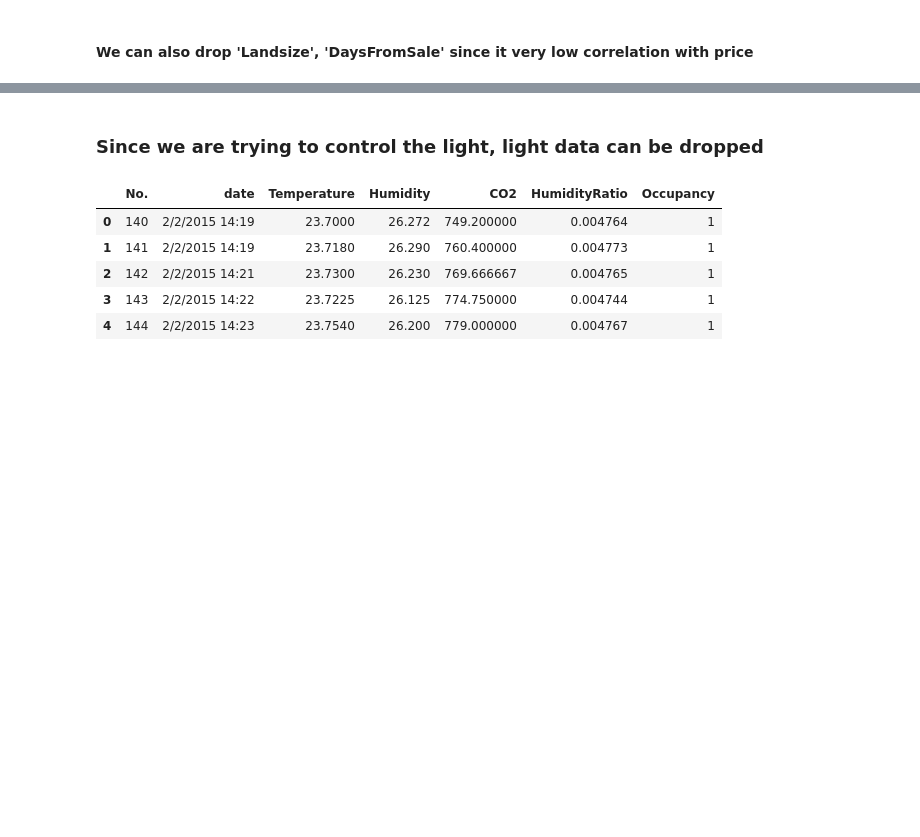
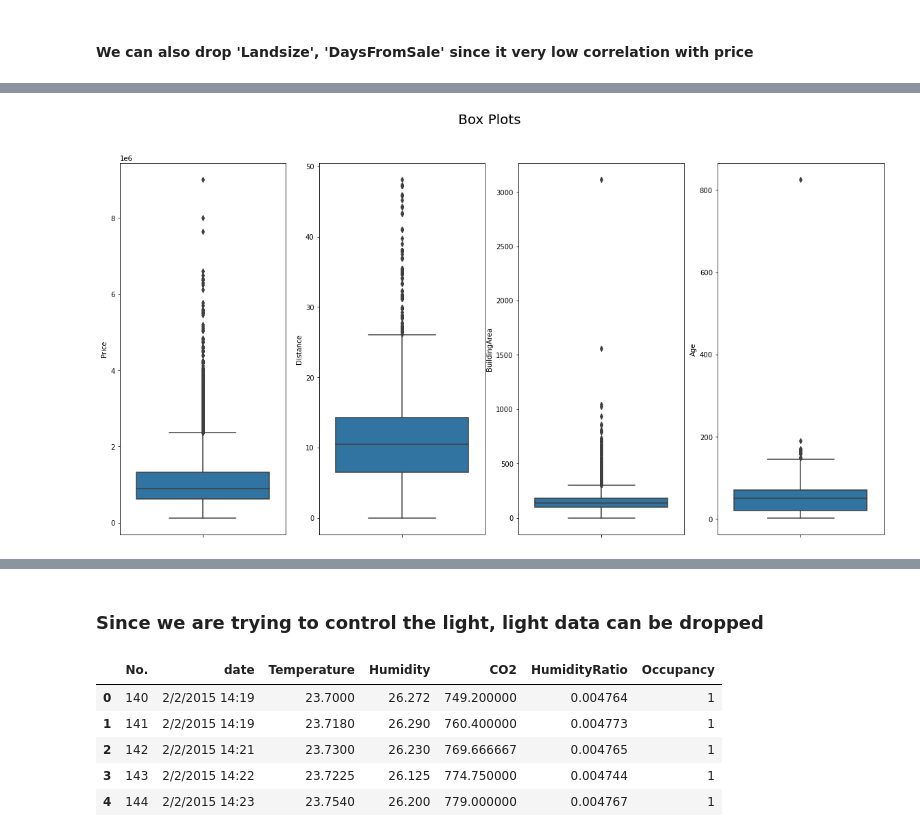
Before and after one commit to pldrobot/ML_Course_Submissions, a Jupyter notebook: Project/Project_Model _Train.ipynb, the cells around one changed output, grey strips where cells are left out. Cells and saved outputs as stored; diff of their text form; code cells hidden in the pictures; blank space fills up the shorter version.

```diff
--- a/Project/Project_Model _Train.ipynb
+++ b/Project/Project_Model _Train.ipynb
@@ -151,0 +157,9 @@ sns.boxplot(y="Distance", data=data)
+# %%
+names = ['Price','Distance','BuildingArea','Age']
+fig, axes = plt.subplots(1,len(names),figsize=(20,10))
+plt.suptitle('Box Plots', fontsize=20)
+
+for i,t in enumerate(names):
+    sns.boxplot(y=t, data=data, orient='v', ax=axes[i])
+# %% [output]
+[figure, added]
```
Also changed, not shown: parts of 22 cells of this notebook.
